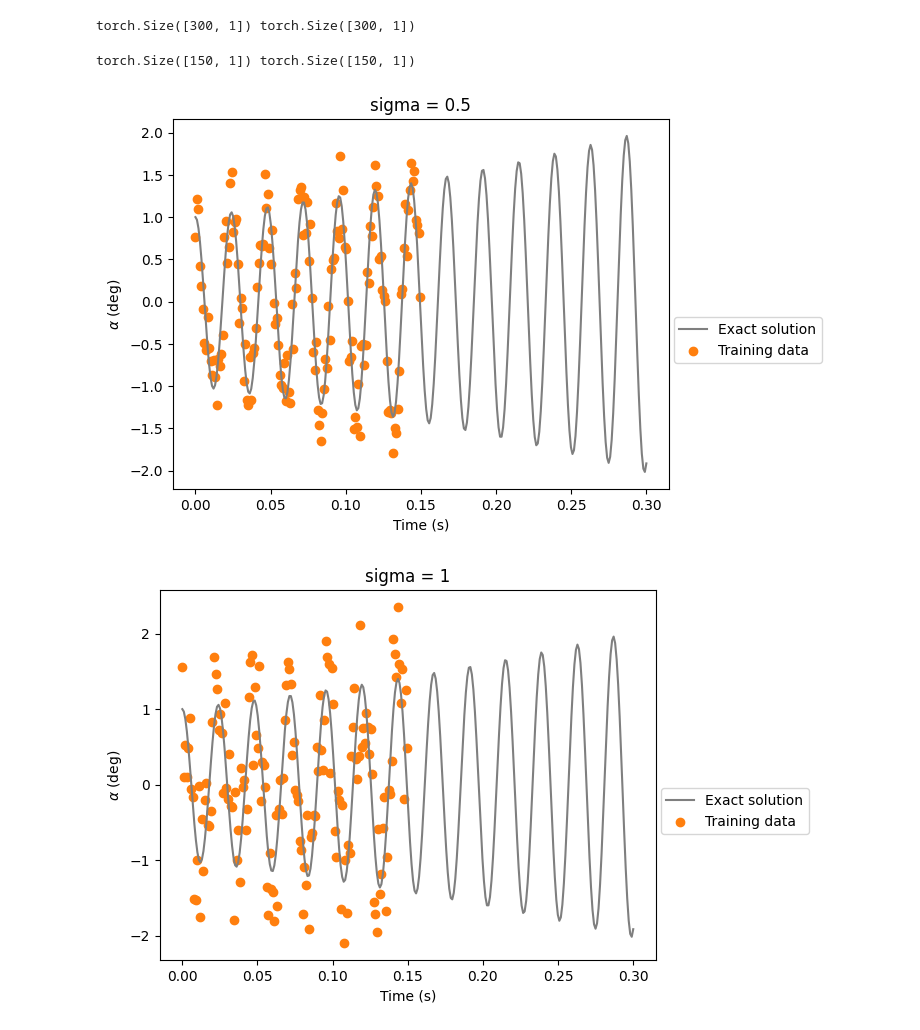
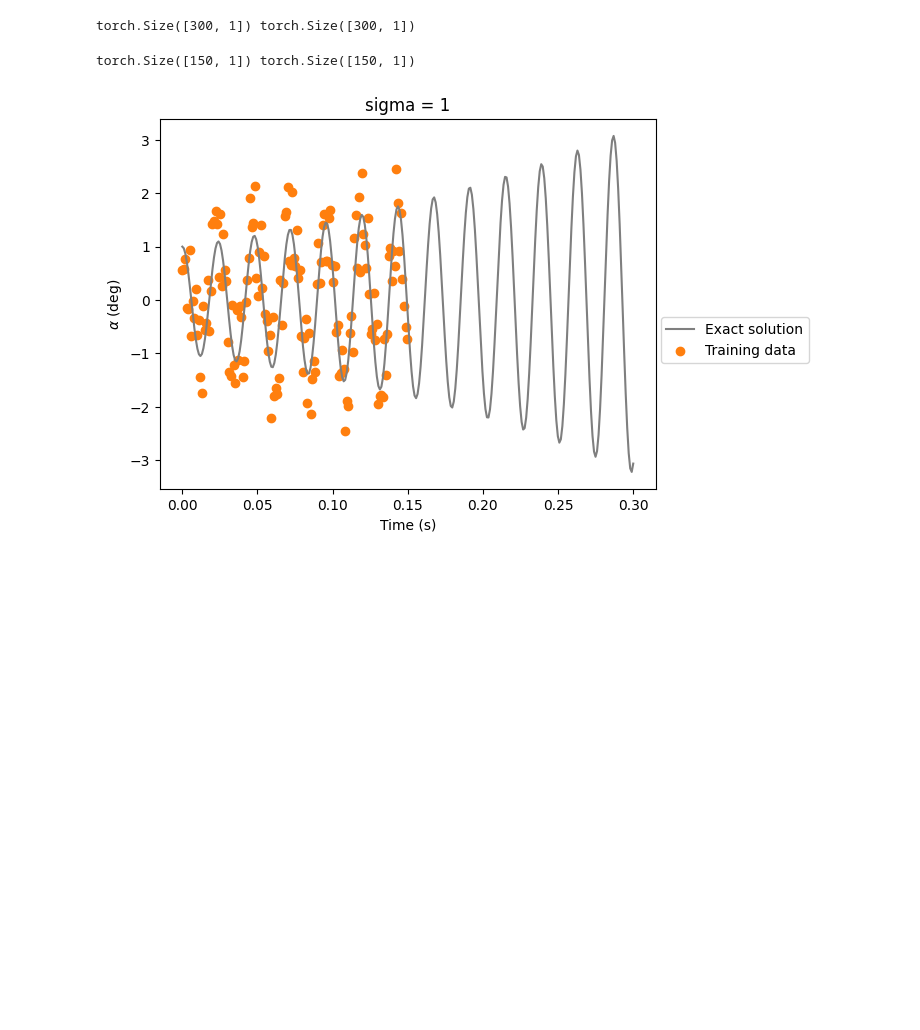
Before and after one commit to salmanromeo/1D_Pitching_Moment, a Jupyter notebook: PINN_Noise.ipynb, the cells around one changed output. Saved outputs shown, nothing was run; the diff lists cells and outputs as text; code cells hidden in the pictures; blank space fills up the shorter version.

```diff
--- a/PINN_Noise.ipynb
+++ b/PINN_Noise.ipynb
@@ -50,49 +50,36 @@ ro      = 1.20
 v       = 858
 s       = 0.00385
 d       = 0.07
-CM_q_a  = 0.15            # CM_q_a  = np.array([0.15, 0, -0.171, -0.342])
+CM_q_a  = 0.25            # CM_q_a  = np.array([0.15, 0, -0.171, -0.342])
 CM_a    = -0.09
 I       = 1.55e-4
 phi     = 0
-sig_0_5 = 0.5
-sig_1   = 1
+sig     = 1
 # %%
 # get the analytical solution over the full domain
 t = torch.linspace(0,0.3,300).view(-1,1)                           # time from 0 to 0.1
 y = oscillator(A, ro, v, s, d, CM_q_a, CM_a, I, phi, t).view(-1,1)
-yn_0_5 = y + np.random.uniform(-sig_0_5,sig_0_5,t.shape)
-yn_1 = y + np.random.uniform(-sig_1,sig_1,t.shape)
+yn = y + np.random.uniform(-sig,sig,t.shape)
 print(t.shape, y.shape)
 # %% [output]
 torch.Size([300, 1]) torch.Size([300, 1])
 # %%
 # slice out a small number of points from the LHS of the domain
 t_data = t[0:150:1]   # time data
-y_datan_0_5 = yn_0_5[0:150:1]   # alpha data
-y_datan_1 = yn_1[0:150:1]   # alpha data
+y_datan = yn[0:150:1]   # alpha data
 print(t_data.shape, y_datan.shape)
 
 plt.figure()
 plt.plot(t, y, label="Exact solution", color="tab:grey")
-plt.scatter(t_data, y_datan_0_5, color="tab:orange", label="Training data")
-plt.legend(loc=(1.01,0.34))
-plt.title("sigma = 0.5")
-plt.xlabel("Time (s)")
-plt.ylabel(r'$\alpha$ (deg)')
-plt.show()
-
-plt.figure()
-plt.plot(t, y, label="Exact solution", color="tab:grey")
-plt.scatter(t_data, y_datan_1, color="tab:orange", label="Training data")
+plt.scatter(t_data, y_datan, color="tab:orange", label="Training data")
 plt.legend(loc=(1.01,0.34))
 plt.title("sigma = 1")
 plt.xlabel("Time (s)")
 plt.ylabel(r'$\alpha$ (deg)')
 plt.show()
 # %% [output]
 torch.Size([150, 1]) torch.Size([150, 1])
-[figure, old version]
+[figure, new version]
-[figure, removed]
 # %%
 def plot_result(t,y,t_data,y_data,yh,xp=None):
 
```
Also changed, not shown: parts of 3 cells of this notebook.
